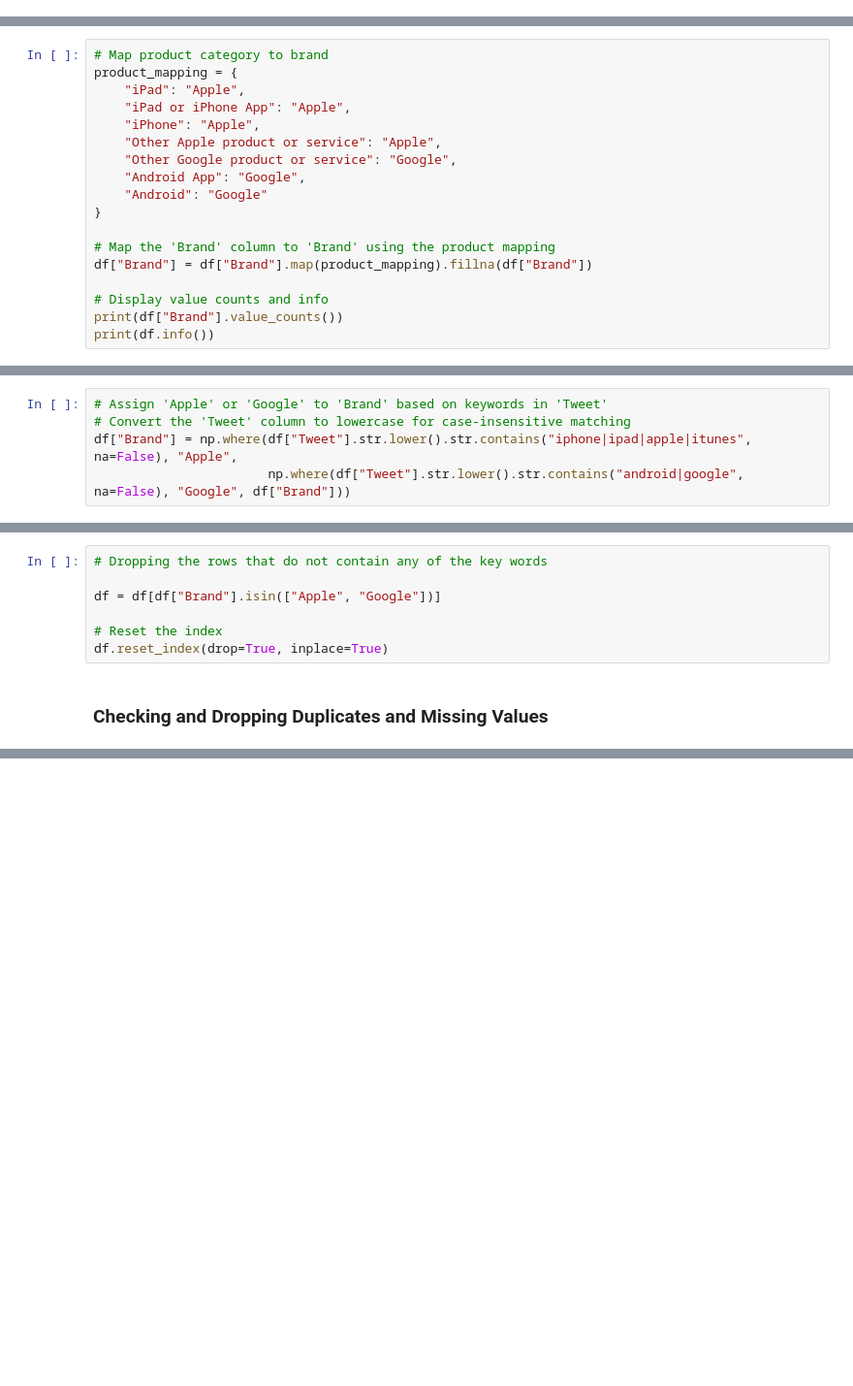
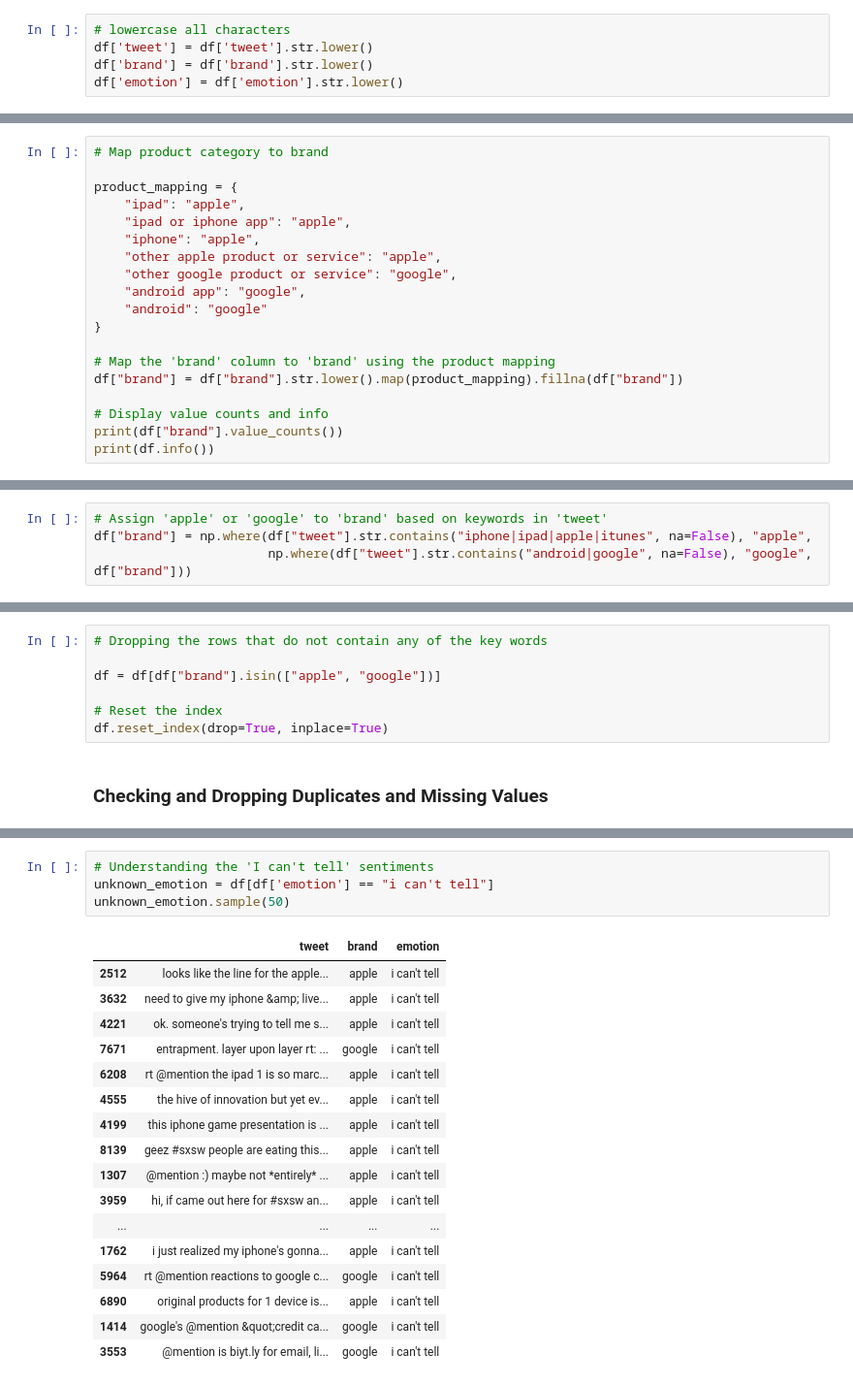
Before and after one commit to KImondorose/Deciphering-the-Public-Opinion-on-Apple, a Jupyter notebook: work_in_progress/dave.ipynb, the cells around one changed output, grey strips where cells are left out. Shown at 97% size. Saved outputs shown, nothing was run; the diff lists cells and outputs as text; blank space fills up the shorter version.

Commit message:
Cleaning the emotion Column

```diff
--- a/work_in_progress/dave.ipynb
+++ b/work_in_progress/dave.ipynb
@@ -55,0 +60,5 @@ The dataset contains a total of 9,093 tweets, with nearly all entries having tex
+# %%
+# lowercase all characters
+df['tweet'] = df['tweet'].str.lower()
+df['brand'] = df['brand'].str.lower()
+df['emotion'] = df['emotion'].str.lower()
@@ -72,20 +90,21 @@ Other Apple product or service      35
 Name: count, dtype: int64
 # %%
 # Map product category to brand
+
 product_mapping = {
-    "iPad": "Apple",
-    "iPad or iPhone App": "Apple",
-    "iPhone": "Apple",
-    "Other Apple product or service": "Apple",
-    "Other Google product or service": "Google",
-    "Android App": "Google",
-    "Android": "Google"
+    "ipad": "apple",
+    "ipad or iphone app": "apple",
+    "iphone": "apple",
+    "other apple product or service": "apple",
+    "other google product or service": "google",
+    "android app": "google",
+    "android": "google"
 }
 
-# Map the 'Brand' column to 'Brand' using the product mapping
-df["Brand"] = df["Brand"].map(product_mapping).fillna(df["Brand"])
+# Map the 'brand' column to 'brand' using the product mapping
+df["brand"] = df["brand"].str.lower().map(product_mapping).fillna(df["brand"])
 
 # Display value counts and info
-print(df["Brand"].value_counts())
+print(df["brand"].value_counts())
 print(df.info())
 # %% [output]
@@ -139,9 +158,8 @@ Name: Tweet, dtype: object
 # %% [markdown]
 It seems that there are words within the tweets that can help us identify the associated brand from the comments. We will create a list of keywords and map them to their respective brands to support our analysis.
 # %%
-# Assign 'Apple' or 'Google' to 'Brand' based on keywords in 'Tweet'
-# Convert the 'Tweet' column to lowercase for case-insensitive matching
-df["Brand"] = np.where(df["Tweet"].str.lower().str.contains("iphone|ipad|apple|itunes", na=False), "Apple",
-                       np.where(df["Tweet"].str.lower().str.contains("android|google", na=False), "Google", df["Brand"]))
+# Assign 'apple' or 'google' to 'brand' based on keywords in 'tweet'
+df["brand"] = np.where(df["tweet"].str.contains("iphone|ipad|apple|itunes", na=False), "apple",
+                       np.where(df["tweet"].str.contains("android|google", na=False), "google", df["brand"]))
 # %%
 # Count "Apple" and "Google"
@@ -192,7 +210,7 @@ print(non_matching_tweets[["Tweet"]])
 # %%
 # Dropping the rows that do not contain any of the key words
 
-df = df[df["Brand"].isin(["Apple", "Google"])]
+df = df[df["brand"].isin(["apple", "google"])]
 
 # Reset the index
 df.reset_index(drop=True, inplace=True)
@@ -224,0 +254,22 @@ memory usage: 261.4+ KB
+# %%
+# Understanding the 'I can't tell' sentiments
+unknown_emotion = df[df['emotion'] == "i can't tell"]
+unknown_emotion.sample(50)
+# %% [output]
+|  | tweet | brand | emotion |
+| 2512 | looks like the line for the apple... | apple | i can't tell |
+| 3632 | need to give my iphone &amp; live... | apple | i can't tell |
+| 4221 | ok. someone's trying to tell me s... | apple | i can't tell |
+| 7671 | entrapment. layer upon layer rt: ... | google | i can't tell |
+| 6208 | rt @mention the ipad 1 is so marc... | apple | i can't tell |
+| 4555 | the hive of innovation but yet ev... | apple | i can't tell |
+| 4199 | this iphone game presentation is ... | apple | i can't tell |
+| 8139 | geez #sxsw people are eating this... | apple | i can't tell |
+| 1307 | @mention :) maybe not *entirely* ... | apple | i can't tell |
+| 3959 | hi, if came out here for #sxsw an... | apple | i can't tell |
+| ... | ... | ... | ... |
+| 1762 | i just realized my iphone's gonna... | apple | i can't tell |
+| 5964 | rt @mention reactions to google c... | google | i can't tell |
+| 6890 | original products for 1 device is... | apple | i can't tell |
+| 1414 | google's @mention &quot;credit ca... | google | i can't tell |
+| 3553 | @mention is biyt.ly for email, li... | google | i can't tell |
```
Also changed, not shown: parts of 19 cells of this notebook.
